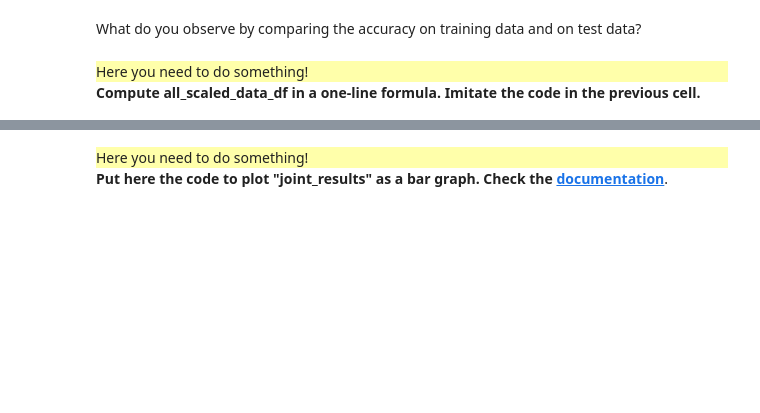
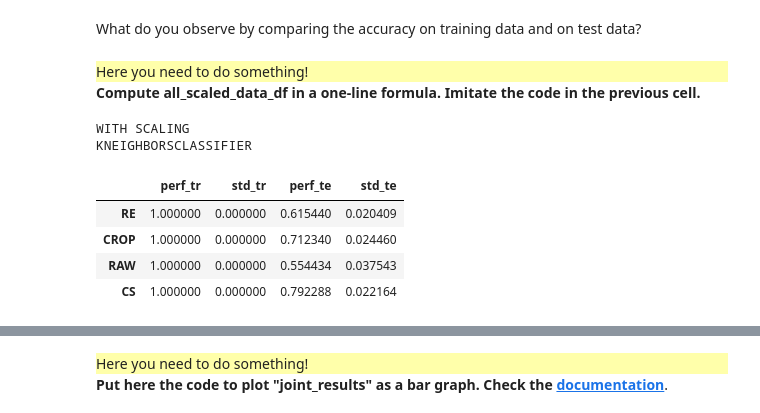
Before and after one commit to kauzarc/info232, a Jupyter notebook: TP2/TP2.ipynb, the cells around one changed output, grey strips where cells are left out. Drawn from its saved outputs; the diff is of its cells as text; code cells hidden in the pictures; blank space fills up the shorter version.

```diff
--- a/TP2/TP2.ipynb
+++ b/TP2/TP2.ipynb
@@ -317,11 +329,19 @@ What do you observe by comparing the accuracy on training data and on test data?
 </div>
 <b>Compute all_scaled_data_df in a one-line formula. Imitate the code in the previous cell.</b>
 # %%
-all_scaled_data_df = all_data_df # CHANGE THIS!
+all_scaled_data_df = [standardize_df(i) for i in all_data_df] # CHANGE THIS!
 
 print('WITH SCALING')
 result_scaling = systematic_data_experiment(data_name, all_scaled_data_df, sklearn_model, sklearn_metric)
 result_scaling.style.background_gradient(cmap='Blues')
+# %% [output]
+WITH SCALING
+KNEIGHBORSCLASSIFIER
+|  | perf_tr | std_tr | perf_te | std_te |
+| RE | 1.000000 | 0.000000 | 0.615440 | 0.020409 |
+| CROP | 1.000000 | 0.000000 | 0.712340 | 0.024460 |
+| RAW | 1.000000 | 0.000000 | 0.554434 | 0.037543 |
+| CS | 1.000000 | 0.000000 | 0.792288 | 0.022164 |
 # %%
 # This is how to collect the test results in a single dataframe
 joint_results = pd.DataFrame()
```
Also changed, not shown: parts of 31 cells of this notebook, 2 other files.
